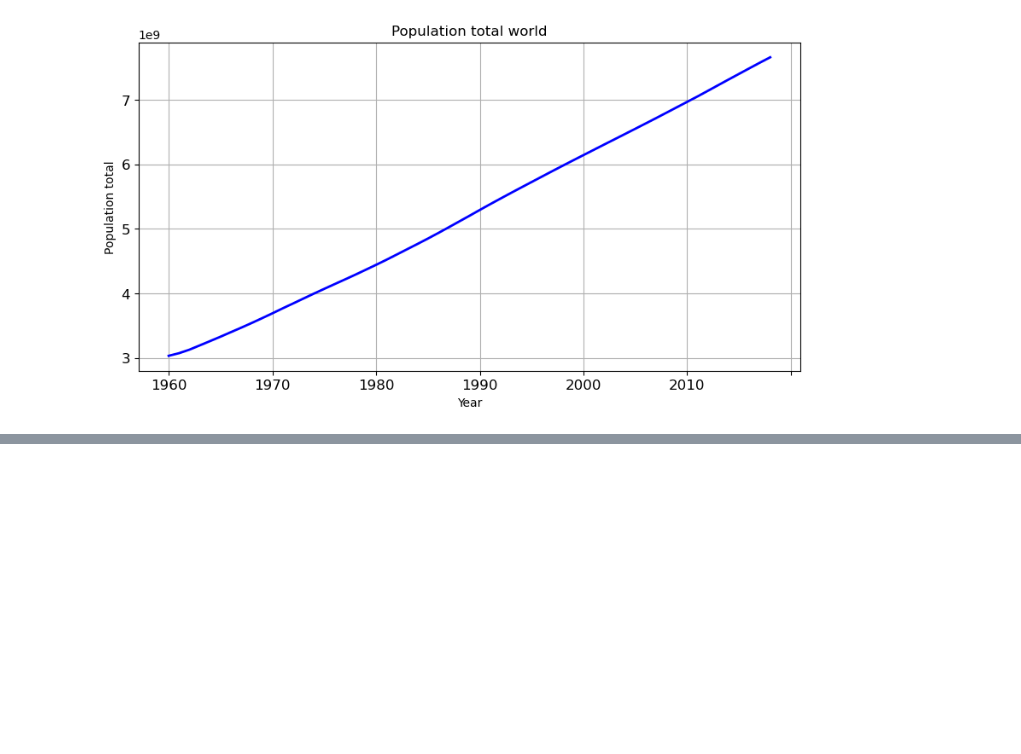
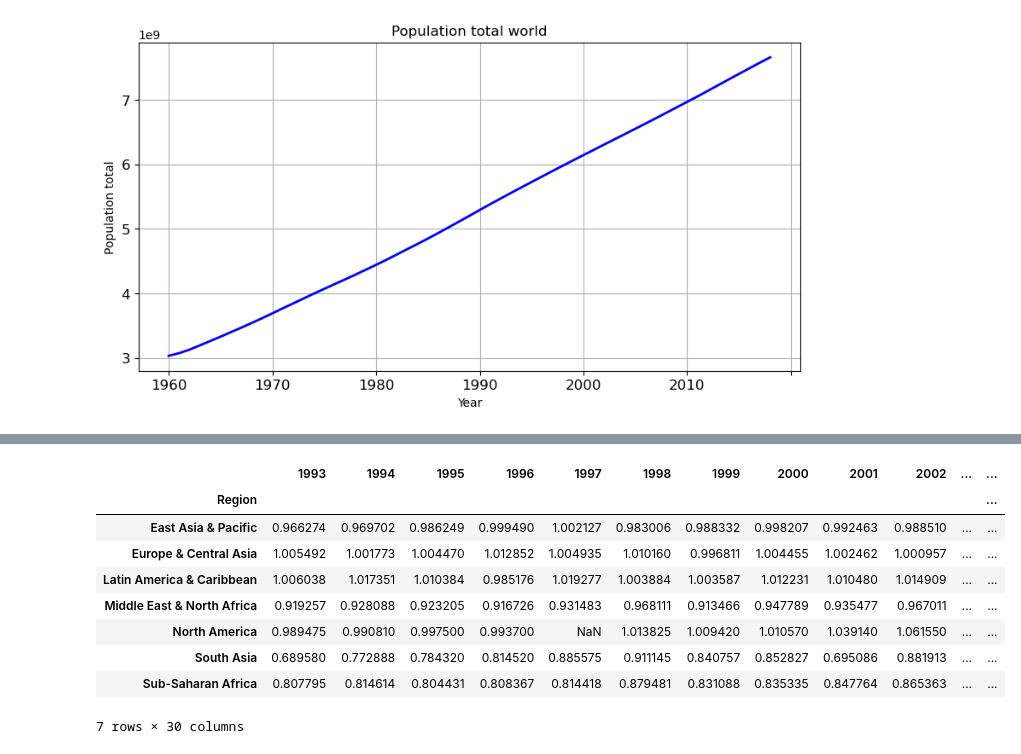
Before and after one commit to renatofreitasRR/TecnicasProgramacaoAda, a Jupyter notebook: 02 - analises.ipynb, the cells around one changed output, grey strips where cells are left out. Cells and saved outputs as stored; diff of their text form; code cells hidden in the pictures; blank space fills up the shorter version.

```diff
--- a/02 - analises.ipynb
+++ b/02 - analises.ipynb
@@ -437,0 +266,14 @@ array(['Access to clean fuels and technologies for cooking (% of population)',
+# %%
+anos_valores = {str(ano): 'mean' for ano in range(1993, 2023)}
+regioes_escola = school_enrollment.groupby('Region').agg(anos_valores)
+# %% [output]
+|  | 1993 | 1994 | 1995 | 1996 | 1997 | 1998 | 1999 | 2000 | 2001 | 2002 | ... | ... |
+| Region |  |  |  |  |  |  |  |  |  |  |  | ... |
+| East Asia & Pacific | 0.966274 | 0.969702 | 0.986249 | 0.999490 | 1.002127 | 0.983006 | 0.988332 | 0.998207 | 0.992463 | 0.988510 | ... | ... |
+| Europe & Central Asia | 1.005492 | 1.001773 | 1.004470 | 1.012852 | 1.004935 | 1.010160 | 0.996811 | 1.004455 | 1.002462 | 1.000957 | ... | ... |
+| Latin America & Caribbean | 1.006038 | 1.017351 | 1.010384 | 0.985176 | 1.019277 | 1.003884 | 1.003587 | 1.012231 | 1.010480 | 1.014909 | ... | ... |
+| Middle East & North Africa | 0.919257 | 0.928088 | 0.923205 | 0.916726 | 0.931483 | 0.968111 | 0.913466 | 0.947789 | 0.935477 | 0.967011 | ... | ... |
+| North America | 0.989475 | 0.990810 | 0.997500 | 0.993700 | NaN | 1.013825 | 1.009420 | 1.010570 | 1.039140 | 1.061550 | ... | ... |
+| South Asia | 0.689580 | 0.772888 | 0.784320 | 0.814520 | 0.885575 | 0.911145 | 0.840757 | 0.852827 | 0.695086 | 0.881913 | ... | ... |
+| Sub-Saharan Africa | 0.807795 | 0.814614 | 0.804431 | 0.808367 | 0.814418 | 0.879481 | 0.831088 | 0.835335 | 0.847764 | 0.865363 | ... | ... |
+7 rows × 30 columns
```
Also changed, not shown: parts of 45 cells of this notebook, 1 other file.
